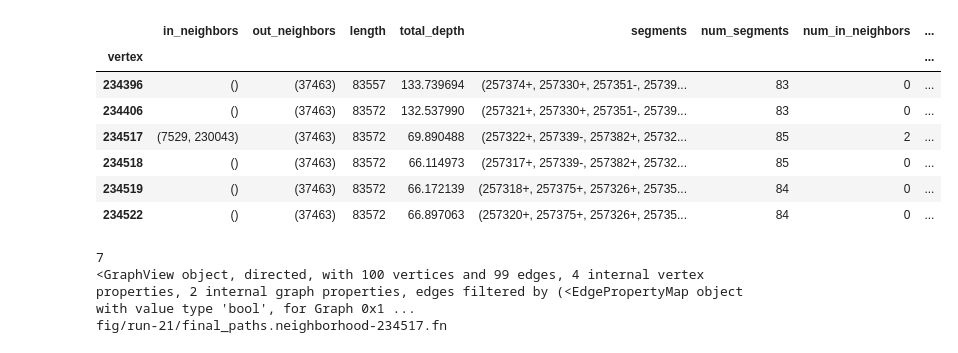
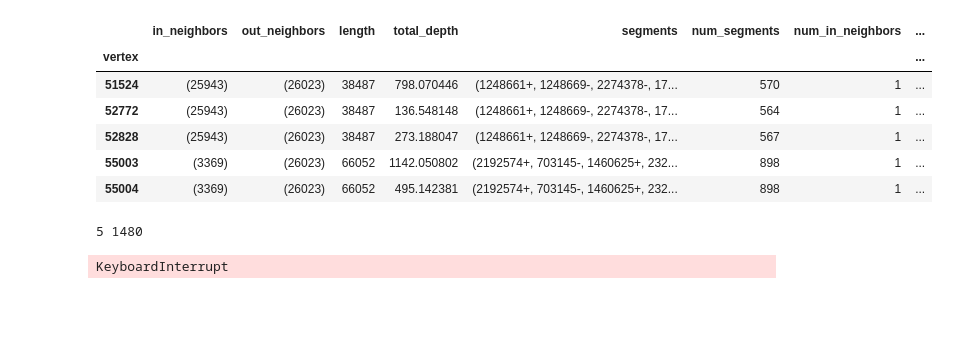
Before and after one commit to bsmith89/strain-aware-assembly, a Jupyter notebook: nb/explore_results.ipynb, the cells around one changed output. Saved outputs shown, nothing was run; the diff lists cells and outputs as text; code cells hidden in the pictures; blank space fills up the shorter version.

```diff
--- a/nb/explore_results.ipynb
+++ b/nb/explore_results.ipynb
@@ -77,0 +78,4 @@ ax.invert_xaxis()
+# %%
+alt2_graph = sz.io.load_graph(f'data/group/{group}/r.proc.kmtricks-k111-m3-r2.ggcat-denovo.notips.smoothed.deconvolve-log-10-5.deconvolve-log-10-5.sz')
+alt2_results = sz.results.extract_vertex_data(alt2_graph)
+sz.stats.depth_weighted_mean_tig_length(alt2_graph)
@@ -77,0 +84,4 @@ ax.invert_xaxis()
+# %%
+alt3_graph = sz.io.load_graph(f'data/group/{group}/r.proc.kmtricks-k111-m3-r2.ggcat-denovo.notips.smoothed.deconvolve-log-10-5.deconvolve-log-10-5.deconvolve-log-10-5.sz')
+alt3_results = sz.results.extract_vertex_data(alt3_graph)
+sz.stats.depth_weighted_mean_tig_length(alt3_graph)
@@ -77,0 +90,4 @@ ax.invert_xaxis()
+# %%
+alt4_graph = sz.io.load_graph(f'data/group/{group}/r.proc.kmtricks-k111-m3-r2.ggcat-denovo.notips.smoothed.deconvolve-log-10-5.deconvolve-log-10-5.deconvolve-log-10-5.deconvolve-log-10-5.sz')
+alt4_results = sz.results.extract_vertex_data(alt4_graph)
+sz.stats.depth_weighted_mean_tig_length(alt4_graph)
@@ -77,0 +96,4 @@ ax.invert_xaxis()
+# %%
+alt5_graph = sz.io.load_graph(f'data/group/{group}/r.proc.kmtricks-k111-m3-r2.ggcat-denovo.notips.smoothed.deconvolve-log-10-5.deconvolve-log-10-5.deconvolve-log-10-5.deconvolve-log-10-5.deconvolve-log-10-5.sz')
+alt5_results = sz.results.extract_vertex_data(alt5_graph)
+sz.stats.depth_weighted_mean_tig_length(alt5_graph)
@@ -129,13 +202,12 @@ unitig_depth_table.shape
 # %%
 # Use this to find tigs of interest.
 
-final_results.loc[sz.results.iter_find_vertices_with_any_segment(final_graph, ['421373-'])]
+final_results.loc[sz.results.iter_find_vertices_with_any_segment(final_graph, ['112641+'])]
 # %% [output]
 |  | in_neighbors | out_neighbors | length | total_depth | segments | num_segments | num_in_neighbors | ... |
 | vertex |  |  |  |  |  |  |  | ... |
-| 234396 | () | (37463) | 83557 | 133.739694 | (257374+, 257330+, 257351-, 25739... | 83 | 0 | ... |
-| 234406 | () | (37463) | 83572 | 132.537990 | (257321+, 257330+, 257351-, 25739... | 83 | 0 | ... |
-| 234517 | (7529, 230043) | (37463) | 83572 | 69.890488 | (257322+, 257339-, 257382+, 25732... | 85 | 2 | ... |
-| 234518 | () | (37463) | 83572 | 66.114973 | (257317+, 257339-, 257382+, 25732... | 85 | 0 | ... |
-| 234519 | () | (37463) | 83572 | 66.172139 | (257318+, 257375+, 257326+, 25735... | 84 | 0 | ... |
-| 234522 | () | (37463) | 83572 | 66.897063 | (257320+, 257375+, 257326+, 25735... | 84 | 0 | ... |
+| 51524 | (25943) | (26023) | 38487 | 798.070446 | (1248661+, 1248669-, 2274378-, 17... | 570 | 1 | ... |
+| 52772 | (25943) | (26023) | 38487 | 136.548148 | (1248661+, 1248669-, 2274378-, 17... | 564 | 1 | ... |
+| 52828 | (25943) | (26023) | 38487 | 273.188047 | (1248661+, 1248669-, 2274378-, 17... | 567 | 1 | ... |
+| 55003 | (3369) | (26023) | 66052 | 1142.050802 | (2192574+, 703145-, 1460625+, 232... | 898 | 1 | ... |
+| 55004 | (3369) | (26023) | 66052 | 495.142381 | (2192574+, 703145-, 1460625+, 232... | 898 | 1 | ... |
@@ -142,27 +217,26 @@ final_results.loc[sz.results.iter_find_vertices_with_any_segment(final_graph, ['
 # %%
-focal_path = 234517
-radius = 1000
+focal_path = 55004
+radius = 100
 
 related_paths = list(sz.results.iter_find_vertices_with_any_segment(final_graph, final_results.loc[focal_path].segments))
-print(len(related_paths))
 focal_segments = list(set(chain(*final_results.loc[related_paths].segments)))
+print(len(related_paths), len(focal_segments))
 
 original_graph_core_vertices = list(sz.results.iter_find_vertices_with_any_segment(original_graph, focal_segments))
-original_graph_distance_to_core = sz.topology.get_shortest_distance(original_graph, original_graph_core_vertices, original_graph.vp['length'])
-in_neighborhood = original_graph.new_vertex_property('bool', vals=original_graph_distance_to_core.a < radius)
+original_graph_distance_to_core = sz.topology.get_shortest_distance(original_graph, original_graph_core_vertices, original_graph.vp['length'], max_length=radius, backlinked=backlinked_original_graph, )
+in_neighborhood = original_graph.new_vertex_property('bool', vals=original_graph_distance_to_core.a < radius - 1)
 
 neighborhood_graph = gt.GraphView(original_graph, vfilt=in_neighborhood)
 print(neighborhood_graph)
 
-outpath = f'fig/run-{run_number}/final_paths.neighborhood-{focal_path}.fn'
-with open(outpath, 'w') as f:
-    for path, d1 in final_results.loc[related_paths].iterrows():
-        print(f">{path}\n{d1.assembly}", file=f)
-print(outpath)
+# outpath = f'fig/run-{run_number}/final_paths.neighborhood-{focal_path}.fn'
+# with open(outpath, 'w') as f:
+#     for path, d1 in final_results.loc[related_paths].iterrows():
+#         print(f">{path}\n{d1.assembly}", file=f)
+# print(outpath)
 # %% [output]
-7
-<GraphView object, directed, with 100 vertices and 99 edges, 4 internal vertex properties, 2 internal graph properties, edges filtered by (<EdgePropertyMap object with value type 'bool', for Graph 0x1 ...
-fig/run-21/final_paths.neighborhood-234517.fn
+5 1480
+KeyboardInterrupt
 # %%
 sz.draw.update_xypositions(neighborhood_graph)
 
```
Also changed, not shown: parts of 68 cells of this notebook, 1 other file.
